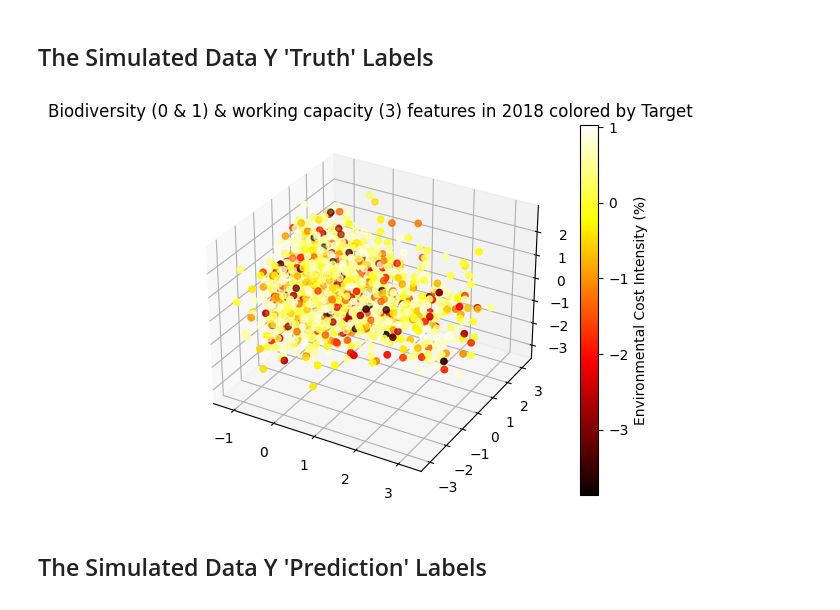
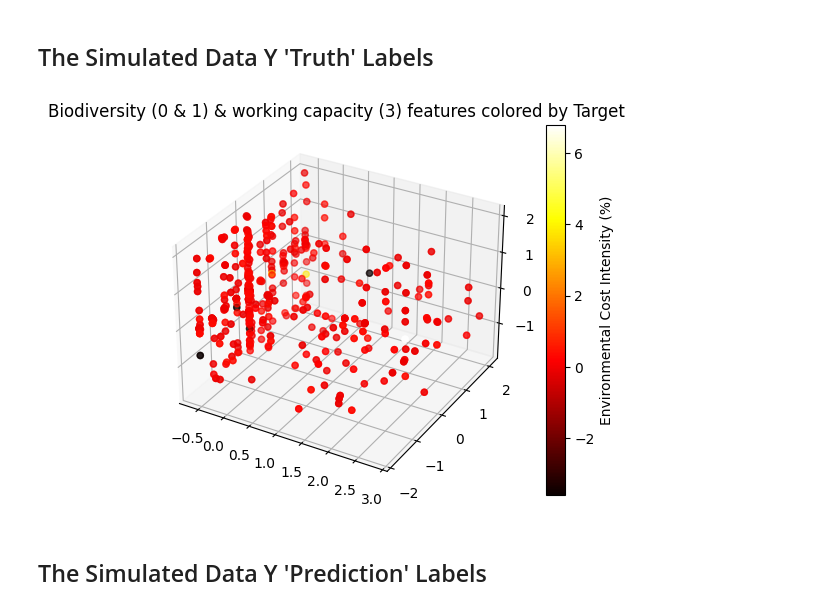
Before and after one commit to Bryan-Az/Adv-Keras-NNs, a Jupyter notebook: Part1/Tabular-Model/Notebook_A-Tabular.ipynb, the cells around one changed output. Drawn from its saved outputs; the diff is of its cells as text; code cells hidden in the pictures.

Commit message:
added timeseries tabular augmentation

```diff
--- a/Part1/Tabular-Model/Notebook_A-Tabular.ipynb
+++ b/Part1/Tabular-Model/Notebook_A-Tabular.ipynb
@@ -190,0 +220,5 @@ synthetic_env_data = synthetic_env_data.where((synthetic_env_data >= all_mins) &
+# %%
+biodiv0_aug, y_biodiv0_aug = env_data_tsaug.augment(filtered_numerical_features['biodiversity_0'].to_numpy(), biodiversity_0_mask.to_numpy() & year_recent_mask.to_numpy())
+biodiv1_aug, y_biodiv1_aug = env_data_tsaug.augment(filtered_numerical_features['biodiversity_1'].to_numpy(), biodiversity_1_mask.to_numpy())
+working_aug, y_working_aug = env_data_tsaug.augment(filtered_numerical_features['working_capacity_3'].to_numpy(), working_capacity_3_mask.to_numpy())
+target_aug, y_target_aug = env_data_tsaug.augment(filtered_numerical_features['target'].to_numpy(), target_mask.to_numpy())
@@ -190,0 +249,3 @@ synthetic_env_data = synthetic_env_data.where((synthetic_env_data >= all_mins) &
+# %%
+# merge biodiv0_aug, biodiv1_aug, and working_aug into a new dataframe with these names for their respective columns
+augmented_data = pd.DataFrame({'biodiversity_0': biodiv0_aug, 'biodiversity_1': biodiv1_aug, 'working_capacity_3': working_aug, 'target': target_aug})
@@ -232,8 +295,8 @@ plt.show()
 # %%
 standard_scaler = StandardScaler()
-X_scaled=standard_scaler.fit_transform(synthetic_env_data.iloc[:, :-1])
+X_scaled=standard_scaler.fit_transform(augmented_data.iloc[:, :-1])
 # %%
-y_scaled = standard_scaler.fit_transform(synthetic_env_data.iloc[:,-1].to_numpy().reshape(-1, 1))
+y_scaled = standard_scaler.fit_transform(augmented_data.iloc[:,-1].to_numpy().reshape(-1, 1))
 # %%
 print(X_scaled.shape)
 print(y_scaled.shape)
@@ -367,9 +420,9 @@ plot_4d(X['biodiversity_0'], X['biodiversity_1'], X['working_capacity_3'], predi
 # %% [markdown]
 ## The Simulated Data Y 'Truth' Labels
 # %%
-plot_4d(X_test[:,0], X_test[:,1], X_test[:,2], y_test, title='Biodiversity (0 & 1) & working capacity (3) features in 2018 colored by Target')
+plot_4d(X_test[:,0], X_test[:,1], X_test[:,2], y_test, title='Biodiversity (0 & 1) & working capacity (3) features colored by Target')
 # %% [output]
-[figure, old version]
+[figure, new version]
 # %% [markdown]
 ## The Simulated Data Y 'Prediction' Labels
 # %%
```
Also changed, not shown: parts of 54 cells of this notebook.
